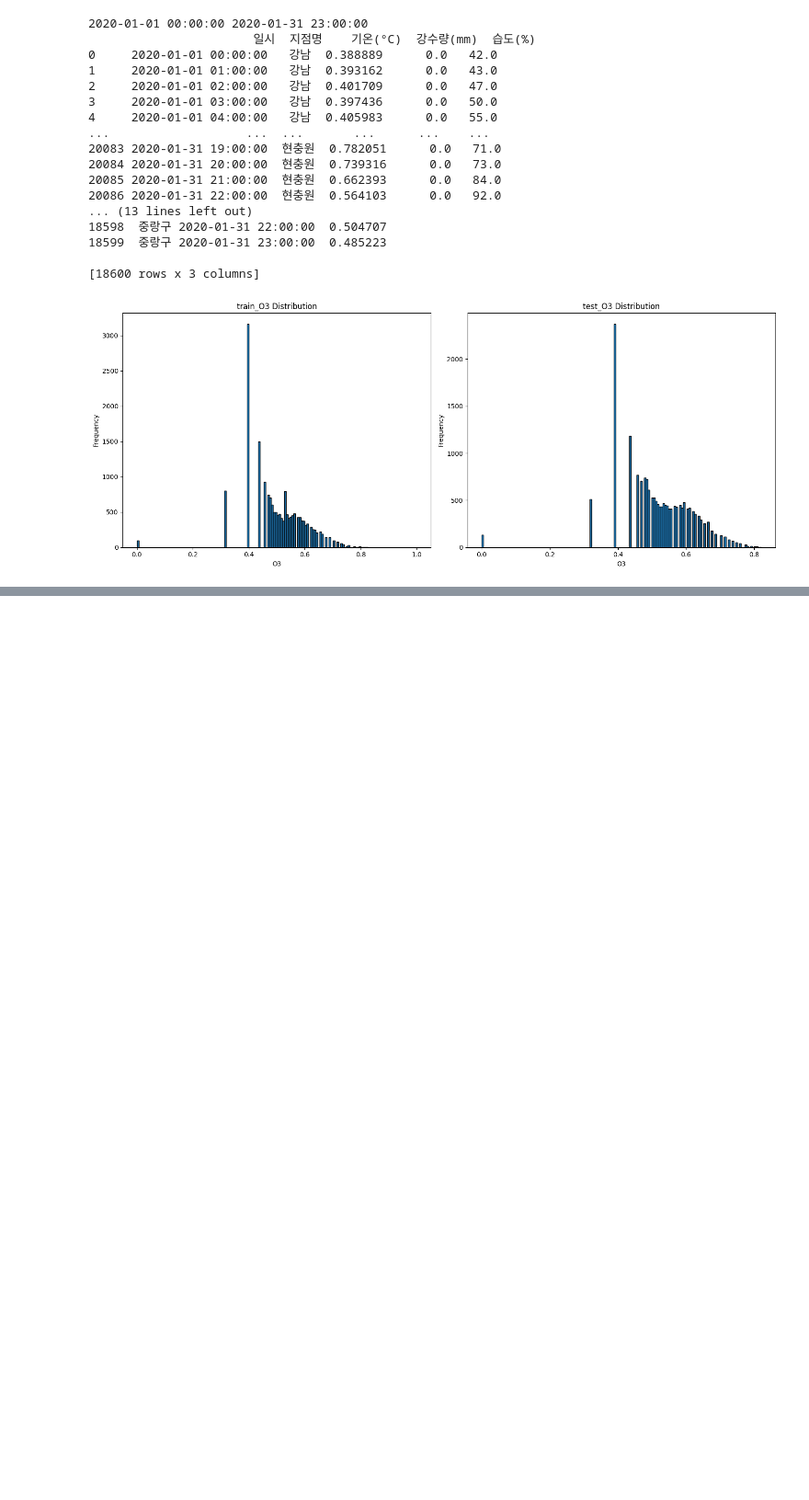
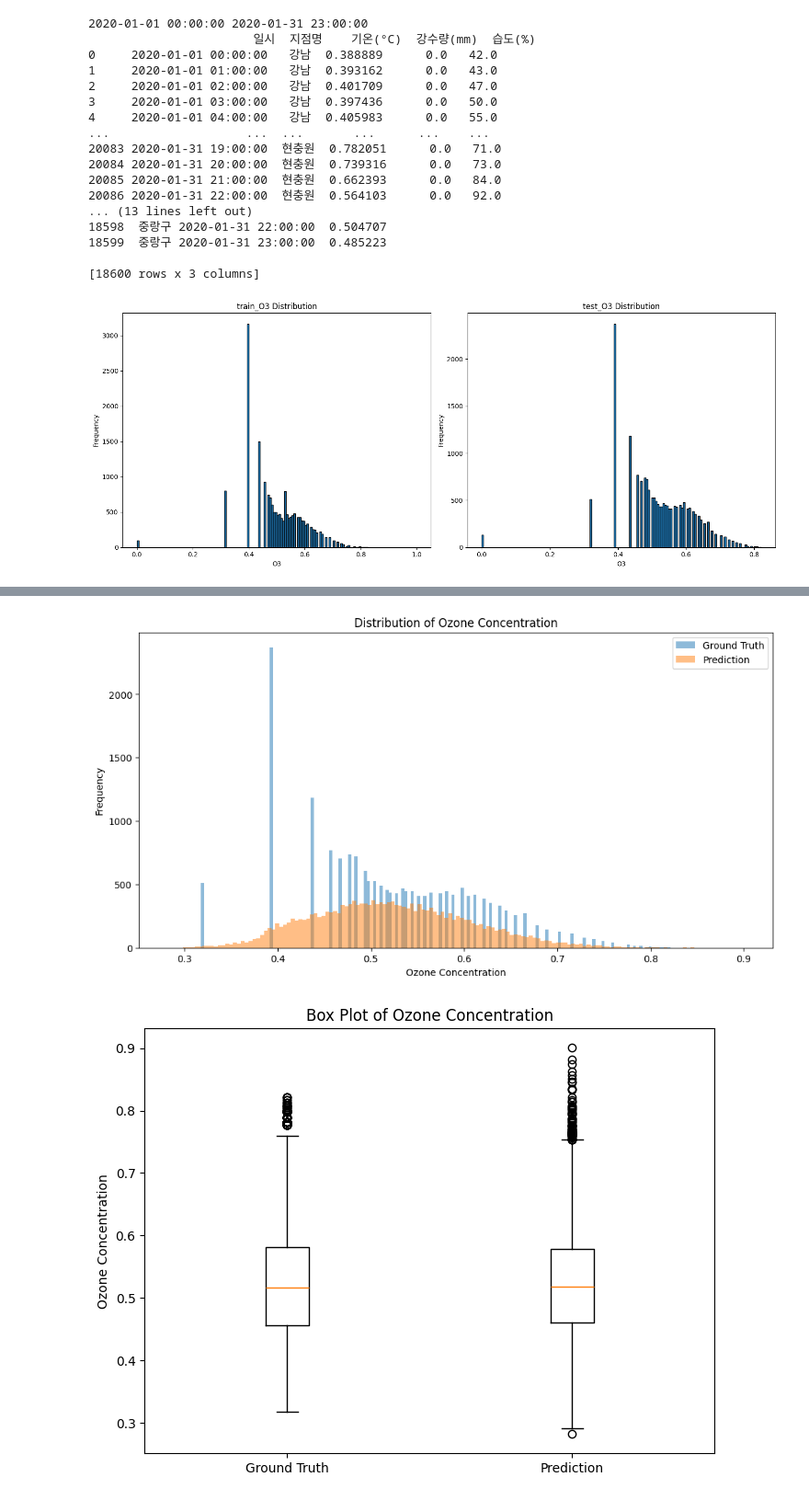
Before and after one commit to kminseong841/ML-Research, a Jupyter notebook: Pytorch_Ozone_predict_CNN.ipynb, the cells around one changed output, grey strips where cells are left out. Shown: that part at 92% size. Cells and saved outputs as stored; diff of their text form; code cells hidden in the pictures; blank space fills up the shorter version.

```diff
--- a/Pytorch_Ozone_predict_CNN.ipynb
+++ b/Pytorch_Ozone_predict_CNN.ipynb
@@ -729,0 +804,27 @@ plot_ozone_maps(index=700, g_data=ytest, prediction=pred)
+# %%
+# 전체 시간의 오존 값의 분포 비교
+# 실제값과 예측값을 1차원 배열로 변환
+gt_flat = ground_truth.flatten()
+pred_flat = prediction.flatten()
+gt_non_zero = gt_flat[gt_flat != 0]
+pred_non_zero = pred_flat[pred_flat != 0]
+
+# 히스토그램 그리기
+plt.figure(figsize=(12, 6))
+plt.hist(gt_non_zero, bins=150, alpha=0.5, label='Ground Truth')
+plt.hist(pred_non_zero, bins=150, alpha=0.5, label='Prediction')
+plt.xlabel('Ozone Concentration')
+plt.ylabel('Frequency')
+plt.title('Distribution of Ozone Concentration')
+plt.legend()
+plt.show()
+
+# 박스 플롯 그리기
+plt.figure(figsize=(8, 6))
+plt.boxplot([gt_non_zero, pred_non_zero], labels=['Ground Truth', 'Prediction'])
+plt.ylabel('Ozone Concentration')
+plt.title('Box Plot of Ozone Concentration')
+plt.show()
+# %% [output]
+[figure, added]
+[figure, added]
```
Also changed, not shown: parts of 9 cells of this notebook.
